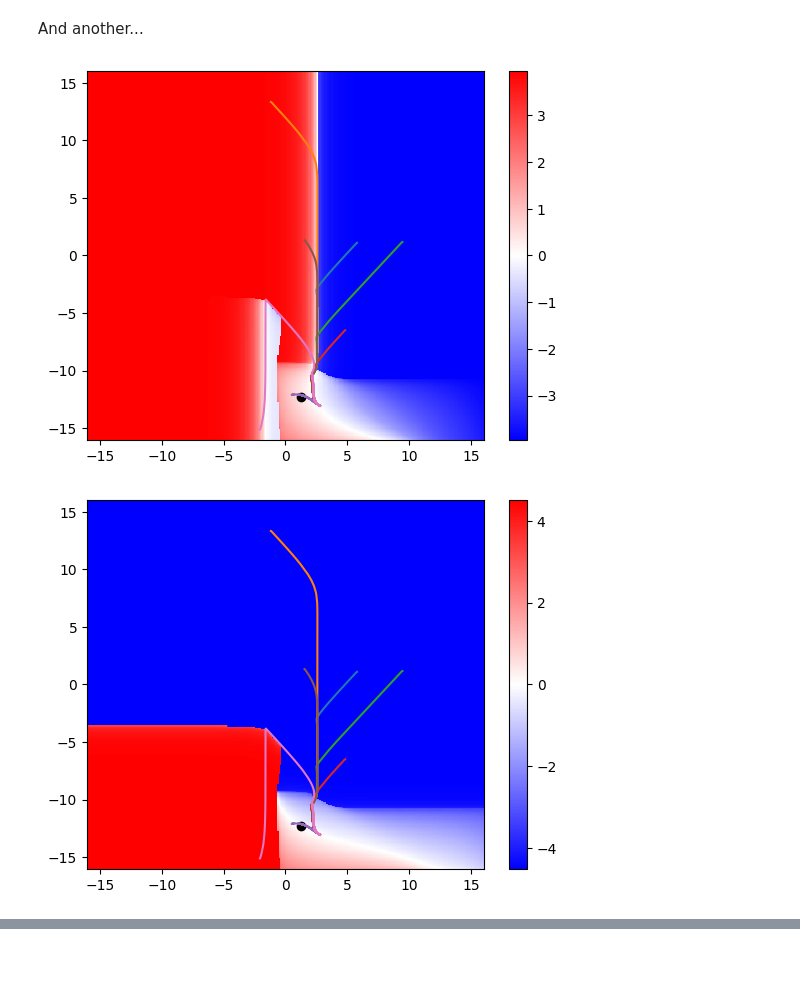
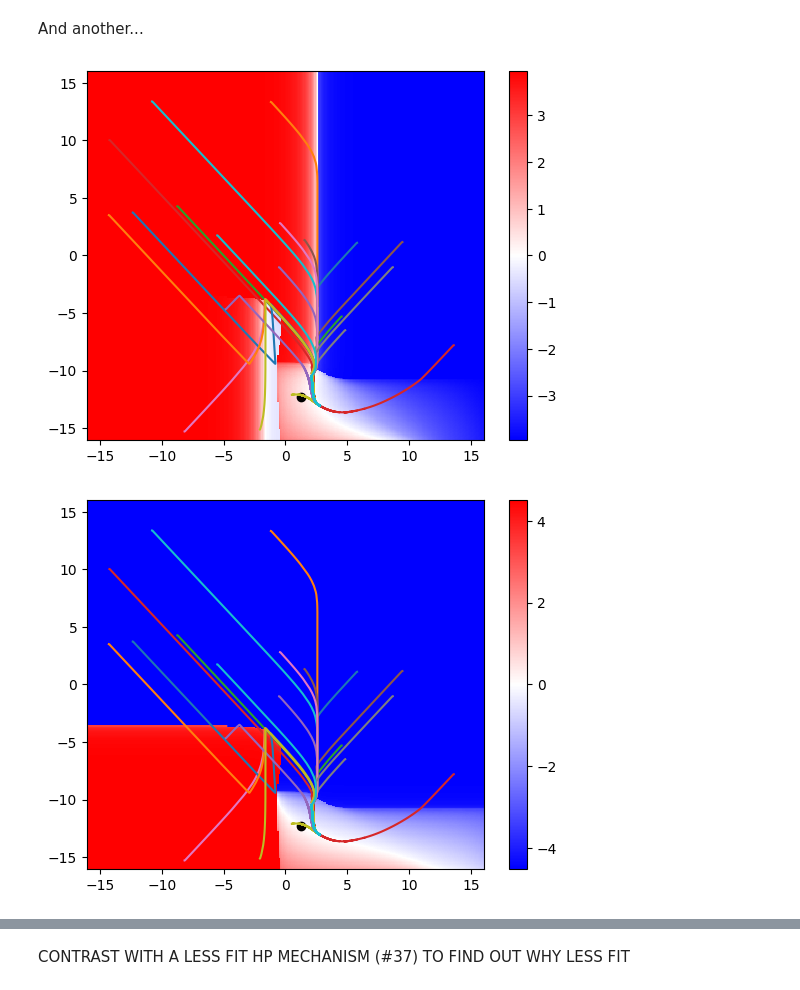
Before and after one commit to ljstolting/EvolvingHP, a Jupyter notebook: Python/VizNetChangeSlice.ipynb, the cells around one changed output, grey strips where cells are left out. Saved outputs shown, nothing was run; the diff lists cells and outputs as text; code cells hidden in the pictures; blank space fills up the shorter version.

```diff
--- a/Python/VizNetChangeSlice.ipynb
+++ b/Python/VizNetChangeSlice.ipynb
@@ -67,7 +67,7 @@ PeteB3 = -8.09309
 # for i in biastrackindices:
 #     plt.plot(biastrack[i,biastrack_mintime:biastrack_maxtime,0],biastrack[i,biastrack_mintime:biastrack_maxtime,1])
 # plt.show()
-biastrackindices = [0,1,5,7,8,15,18]
+biastrackindices = range(20)
 plt.pcolormesh(par1_res,par2_res,change[:,:,0],cmap='bwr')
 plt.colorbar()
 plt.scatter(PeteB1,PeteB3,color='k')
@@ -105,7 +105,7 @@ runsteps = int(runduration/dt)
 repeats = int(1000/20)
 biastrack = biastrack.reshape(repeats, runsteps, 2)
 # %%
-biastrackindices = [0,1,5,7,8,15,18]
+biastrackindices = range(20)
 plt.pcolormesh(par1_res,par2_res,change[:,:,0],cmap='bwr')
 plt.colorbar()
 plt.scatter(QuinnB1,QuinnB3,color='k')
@@ -132,7 +132,7 @@ And another...
 # %%
 RonnB1 = 1.24027
 RonnB3 =-12.2675
-change = np.loadtxt('../Cpp/Ronnnetchangelong.dat')
+change = np.loadtxt('../Cpp/Ronnnetchange33.dat')
 change = change.reshape((len(par1_res),len(par2_res),2))
 change = np.swapaxes(change,1,0)
 
@@ -143,25 +143,27 @@ runsteps = int(runduration/dt)
 repeats = int(1000/20)
 biastrack = biastrack.reshape(repeats, runsteps, 2)
 # %%
-biastrackindices = [0,1,5,7,8,15,18]
+biastrackindices = range(20)
 plt.pcolormesh(par1_res,par2_res,change[:,:,0],cmap='bwr')
 plt.colorbar()
 plt.scatter(RonnB1,RonnB3,color='k')
 for i in biastrackindices:
     plt.plot(biastrack[i,:,0],biastrack[i,:,1])
 plt.show()
 plt.pcolormesh(par1_res,par2_res,change[:,:,1],cmap='bwr')
 plt.colorbar()
 plt.scatter(RonnB1,RonnB3,color='k')
 for i in biastrackindices:
     plt.plot(biastrack[i,:,0],biastrack[i,:,1])
 plt.show()
 plt.show()
 plt.pcolormesh(par1_res,par2_res,np.abs(change[:,:,0])+np.abs(change[:,:,1]),cmap='binary')
 plt.colorbar()
 plt.scatter(RonnB1,RonnB3,color='k')
 plt.show()
 # %% [output]
-[figure, old version]
+[figure, new version]
-[figure, old version]
+[figure, new version]
 [figure]
+# %% [markdown]
+CONTRAST WITH A LESS FIT HP MECHANISM (#37) TO FIND OUT WHY LESS FIT
```
Also changed, not shown: parts of 6 cells of this notebook, 23 other files.
